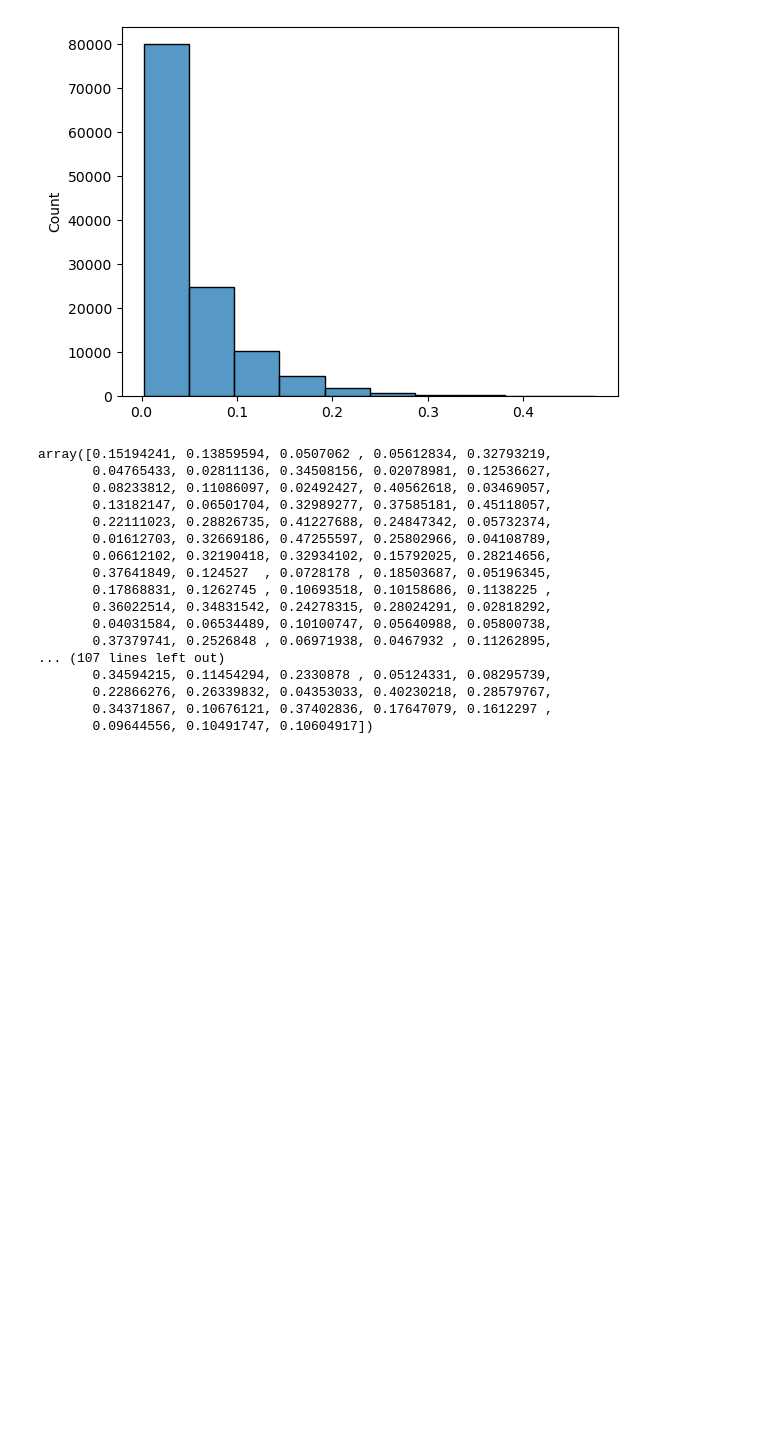
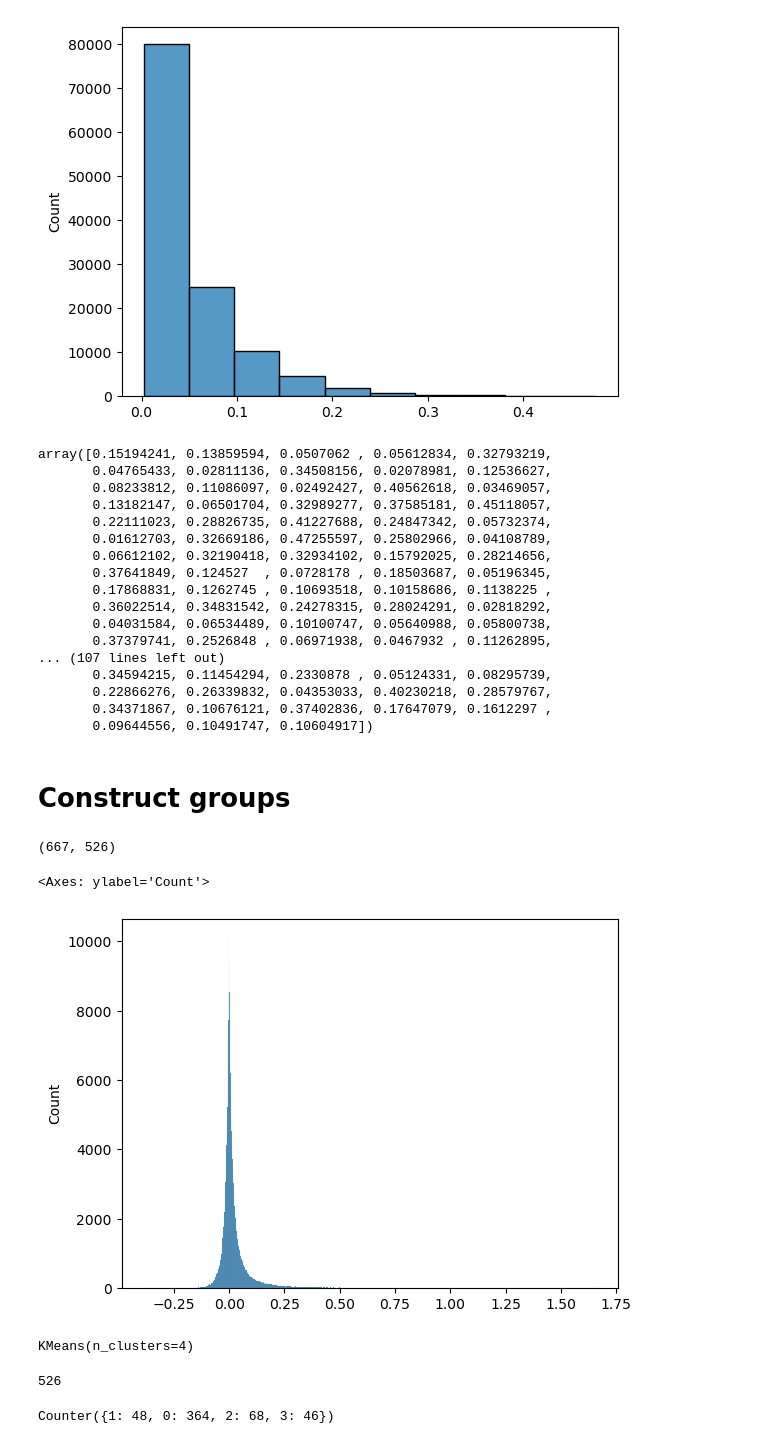
Before and after one commit to justinpayan/RAU2, a Jupyter notebook: notebooks/AAMAS Bids.ipynb, the cells around one changed output. Cells and saved outputs as stored; diff of their text form; code cells hidden in the pictures; blank space fills up the shorter version.

```diff
--- a/notebooks/AAMAS Bids.ipynb
+++ b/notebooks/AAMAS Bids.ipynb
@@ -152,5 +153,24 @@ array([0.15194241, 0.13859594, 0.0507062 , 0.05612834, 0.32793219,
        0.22866276, 0.26339832, 0.04353033, 0.40230218, 0.28579767,
        0.34371867, 0.10676121, 0.37402836, 0.17647079, 0.1612297 ,
        0.09644556, 0.10491747, 0.10604917])
+# %% [markdown]
+# Construct groups
 # %%
-# Use CV to get error bounds for adv robustness... or just take a CI of the Gaussian.
+dset_idx = 3
+data_dir = "../data/AAMAS"
+
+mu_matrix = np.load(os.path.join(data_dir, "mu_matrix_%d.npy" % dset_idx))
+# %%
+mu_matrix.shape
+# %% [output]
+(667, 526)
+# %%
+sns.histplot(mu_matrix.flatten())
+# %% [output]
+<Axes: ylabel='Count'>
+[figure, added]
+# %%
+km = KMeans(n_clusters=4)
+km.fit(mu_matrix.T)
+# %% [output]
+KMeans(n_clusters=4)
@@ -156,0 +179,9 @@ array([0.15194241, 0.13859594, 0.0507062 , 0.05612834, 0.32793219,
+# %%
+len(km.labels_)
+# %% [output]
+526
+# %%
+from collections import Counter
+Counter(km.labels_)
+# %% [output]
+Counter({1: 48, 0: 364, 2: 68, 3: 46})
```
Also changed, not shown: parts of 2 cells of this notebook, 4 other files.
